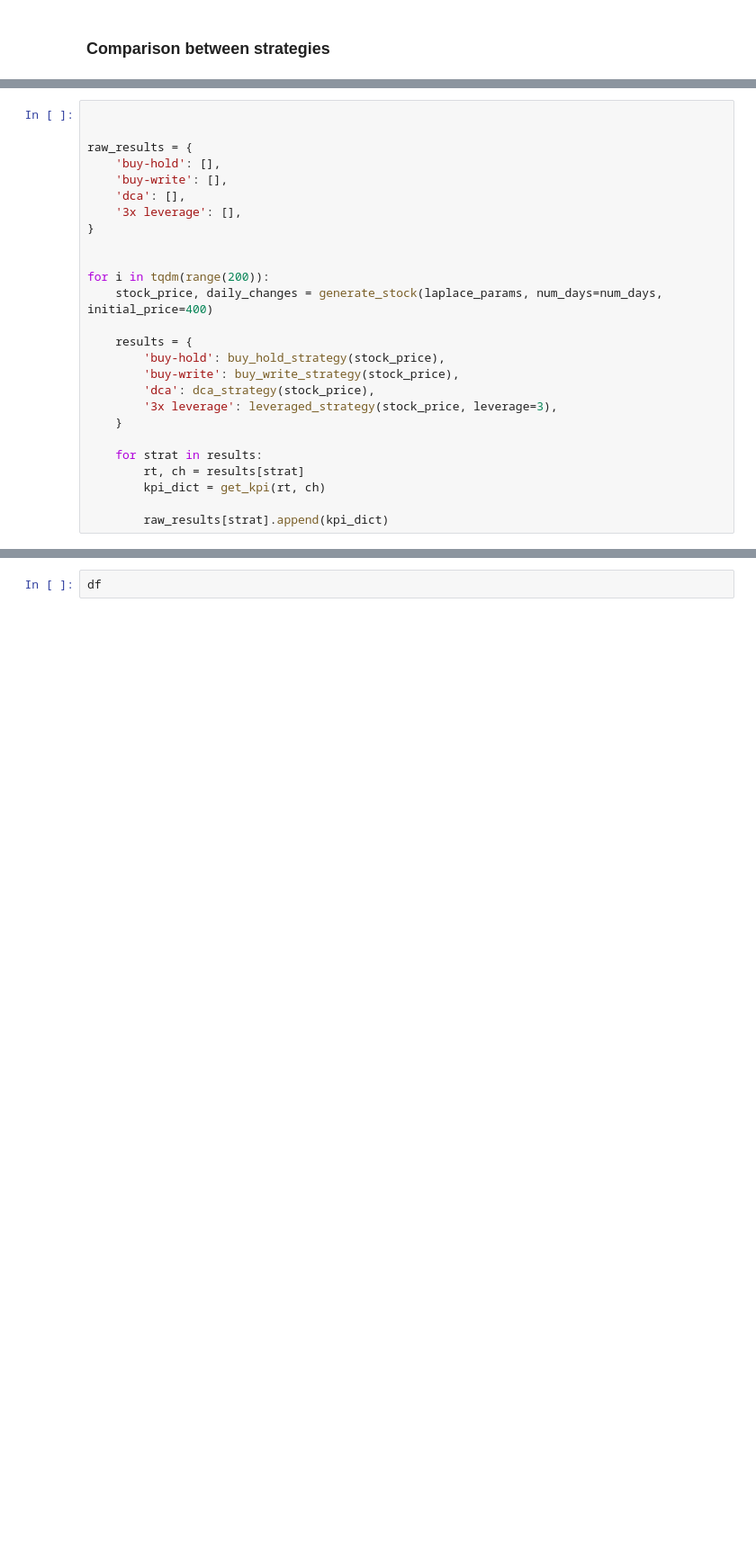
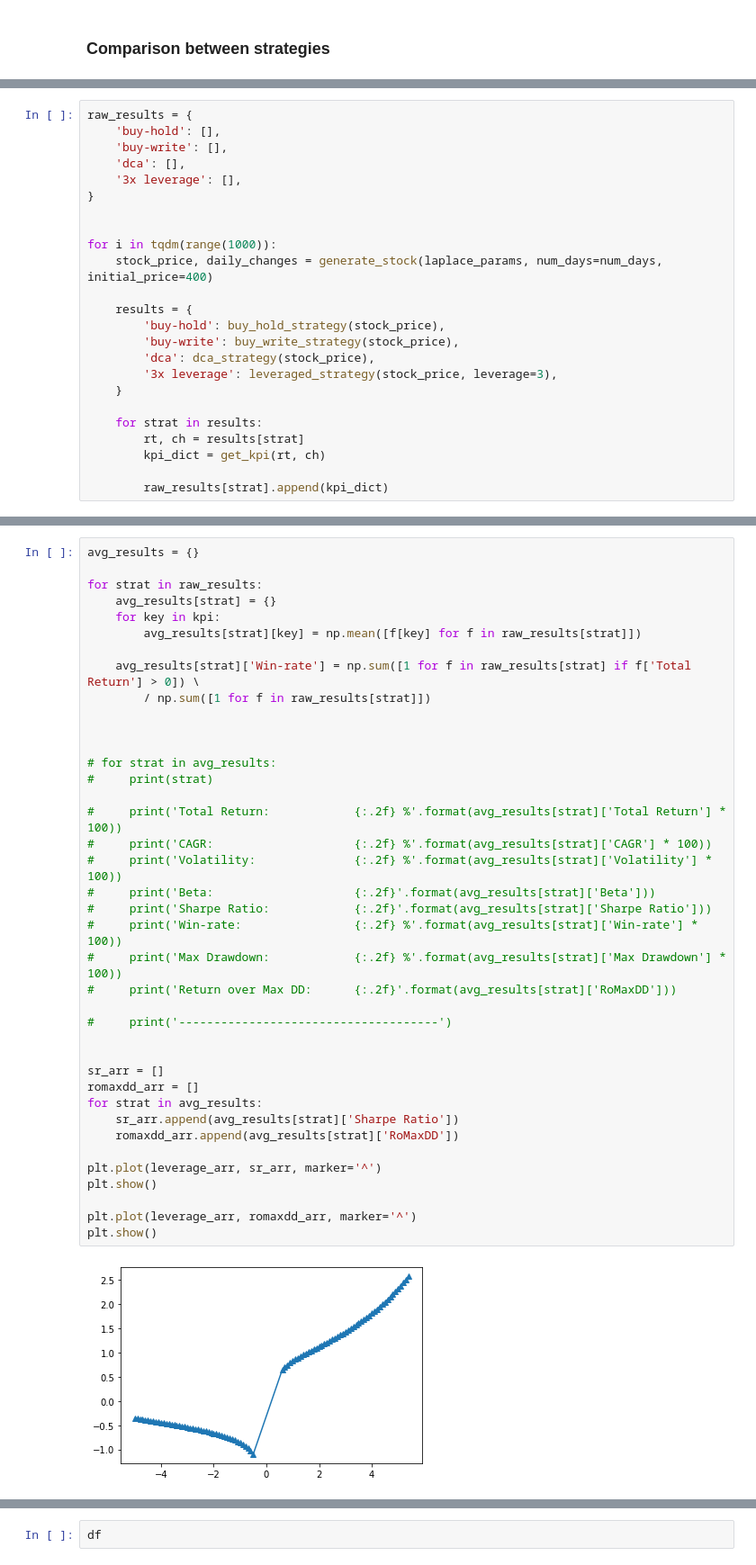
Before and after one commit to ag3nt3154/Quantitative_Finance_Modelling, a Jupyter notebook: Simulation of Strategies/MAIN.ipynb, the cells around one changed output, grey strips where cells are left out. Shown: that part at 90% size. Saved outputs shown, nothing was run; the diff lists cells and outputs as text; blank space fills up the shorter version.

```diff
--- a/Simulation of Strategies/MAIN.ipynb
+++ b/Simulation of Strategies/MAIN.ipynb
@@ -390,7 +429,5 @@ Sharpe Ratio:    -0.52
 -------------------------------------
 # %%
-
-
 raw_results = {
     'buy-hold': [],
     'buy-write': [],
@@ -399,7 +436,7 @@ raw_results = {
 }
 
 
-for i in tqdm(range(200)):
+for i in tqdm(range(1000)):
     stock_price, daily_changes = generate_stock(laplace_params, num_days=num_days, initial_price=400)
 
     results = {
@@ -496,0 +525,41 @@ print(strat_result)
+# %%
+avg_results = {}
+
+for strat in raw_results:
+    avg_results[strat] = {}
+    for key in kpi:
+        avg_results[strat][key] = np.mean([f[key] for f in raw_results[strat]])
+
+    avg_results[strat]['Win-rate'] = np.sum([1 for f in raw_results[strat] if f['Total Return'] > 0]) \
+        / np.sum([1 for f in raw_results[strat]])
+
+
+
+# for strat in avg_results:
+#     print(strat)
+
+#     print('Total Return:            {:.2f} %'.format(avg_results[strat]['Total Return'] * 100))
+#     print('CAGR:                    {:.2f} %'.format(avg_results[strat]['CAGR'] * 100))
+#     print('Volatility:              {:.2f} %'.format(avg_results[strat]['Volatility'] * 100))
+#     print('Beta:                    {:.2f}'.format(avg_results[strat]['Beta']))
+#     print('Sharpe Ratio:            {:.2f}'.format(avg_results[strat]['Sharpe Ratio']))
+#     print('Win-rate:                {:.2f} %'.format(avg_results[strat]['Win-rate'] * 100))
+#     print('Max Drawdown:            {:.2f} %'.format(avg_results[strat]['Max Drawdown'] * 100))
+#     print('Return over Max DD:      {:.2f}'.format(avg_results[strat]['RoMaxDD']))
+
+#     print('-------------------------------------')
+
+
+sr_arr = []
+romaxdd_arr = []
+for strat in avg_results:
+    sr_arr.append(avg_results[strat]['Sharpe Ratio'])
+    romaxdd_arr.append(avg_results[strat]['RoMaxDD'])
+
+plt.plot(leverage_arr, sr_arr, marker='^')
+plt.show()
+
+plt.plot(leverage_arr, romaxdd_arr, marker='^')
+plt.show()
+# %% [output]
+[figure, added]
```
Also changed, not shown: parts of 14 cells of this notebook, 3 other files.
